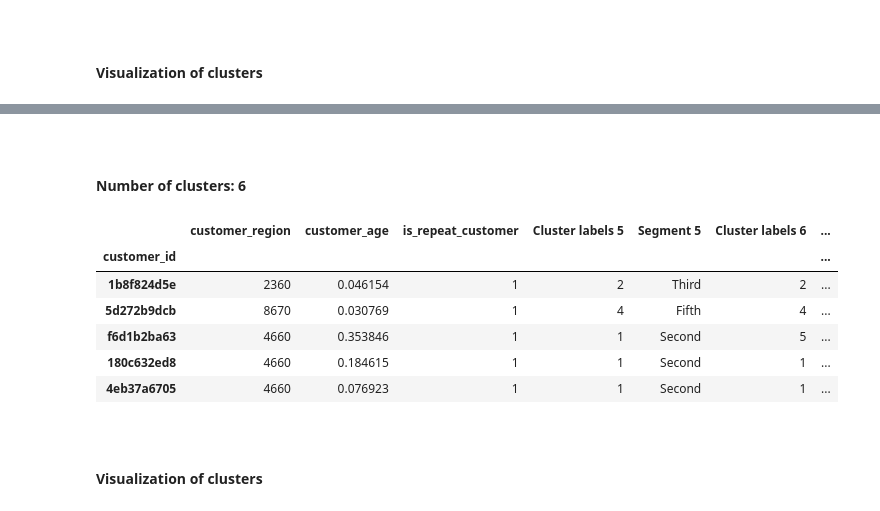
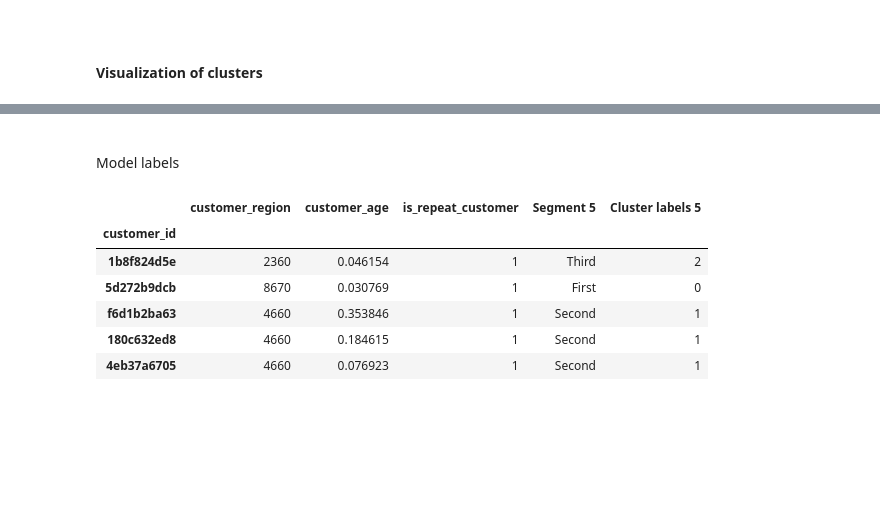
Before and after one commit to antoniooliveira03/data_mining, a Jupyter notebook: customer_segmentation.ipynb, the cells around one changed output, grey strips where cells are left out. Drawn from its saved outputs; the diff is of its cells as text; code cells hidden in the pictures; blank space fills up the shorter version.

```diff
--- a/customer_segmentation.ipynb
+++ b/customer_segmentation.ipynb
@@ -208,16 +176,16 @@ def column_index(df, query_cols):
   sidx = np.argsort(cols)
   return sidx[np.searchsorted(cols,query_cols,sorter=sidx)]
 # %%
-cat_cols = ['customer_region', 'is_repeat_customer']
-categorical_indices = column_index(customer_data, cat_cols)
+cat_cols = ['customer_region']
+categorical_indices = f.column_index(customer_data, cat_cols)
 categorical = list(categorical_indices)
 # %%
-cost = []
+cost_cao = []
 for cluster in range(2,16):
     try:
         model = KPrototypes(n_clusters=cluster, init="Cao", random_state=42)
         model.fit_predict(customer_data, categorical= categorical)
-        cost.append(model.cost_)
+        cost_cao.append(model.cost_)
         print("Cluster Initiation: {}".format(cluster))
     except:
         break
@@ -306,4 +265,0 @@ ax.add_artist(legend1)
-# %% [markdown]
-<br>
-
-#### Number of clusters: 6
@@ -316,21 +266,21 @@ clusters6 = model_6.fit_predict(customer_data_copy, categorical= categorical)
+# %% [markdown]
+<br>
+
+Model labels
 # %%
-customer_data["Cluster labels 6"]= model_6.labels_
-customer_data["Segment 6"]= customer_data["Cluster labels 6"].map({0:"First", 1:"Second", 2:"Third", 3:"Fourth", 4:"Fifth", 5:"Sixth"})
+customer_data["Cluster labels 5"]= model_5.labels_
+customer_data["Segment 5"]= customer_data["Cluster labels 5"].map({0:"First", 1:"Second", 2:"Third", 3:"Fourth", 4:"Fifth"})
 
 # Order the clusters
-customer_data["Segment 6"] = customer_data["Segment 6"].astype("category")
-customer_data["Segment 6"] = customer_data["Segment 6"].cat.reorder_categories(["First","Second","Third","Fourth","Fifth","Sixth"])
+customer_data["Segment 5"] = customer_data["Segment 5"].astype("category")
+customer_data["Segment 5"] = customer_data["Segment 5"].cat.reorder_categories(["First","Second","Third","Fourth","Fifth"])
 
 customer_data.head()
 # %% [output]
-|  | customer_region | customer_age | is_repeat_customer | Cluster labels 5 | Segment 5 | Cluster labels 6 | ... |
-| customer_id |  |  |  |  |  |  | ... |
-| 1b8f824d5e | 2360 | 0.046154 | 1 | 2 | Third | 2 | ... |
-| 5d272b9dcb | 8670 | 0.030769 | 1 | 4 | Fifth | 4 | ... |
-| f6d1b2ba63 | 4660 | 0.353846 | 1 | 1 | Second | 5 | ... |
-| 180c632ed8 | 4660 | 0.184615 | 1 | 1 | Second | 1 | ... |
-| 4eb37a6705 | 4660 | 0.076923 | 1 | 1 | Second | 1 | ... |
+|  | customer_region | customer_age | is_repeat_customer | Segment 5 | Cluster labels 5 |
+| customer_id |  |  |  |  |  |
+| 1b8f824d5e | 2360 | 0.046154 | 1 | Third | 2 |
+| 5d272b9dcb | 8670 | 0.030769 | 1 | First | 0 |
+| f6d1b2ba63 | 4660 | 0.353846 | 1 | Second | 1 |
+| 180c632ed8 | 4660 | 0.184615 | 1 | Second | 1 |
+| 4eb37a6705 | 4660 | 0.076923 | 1 | Second | 1 |
-# %% [markdown]
-<br>
-
-#### **Visualization of clusters**
```
Also changed, not shown: parts of 51 cells of this notebook.
